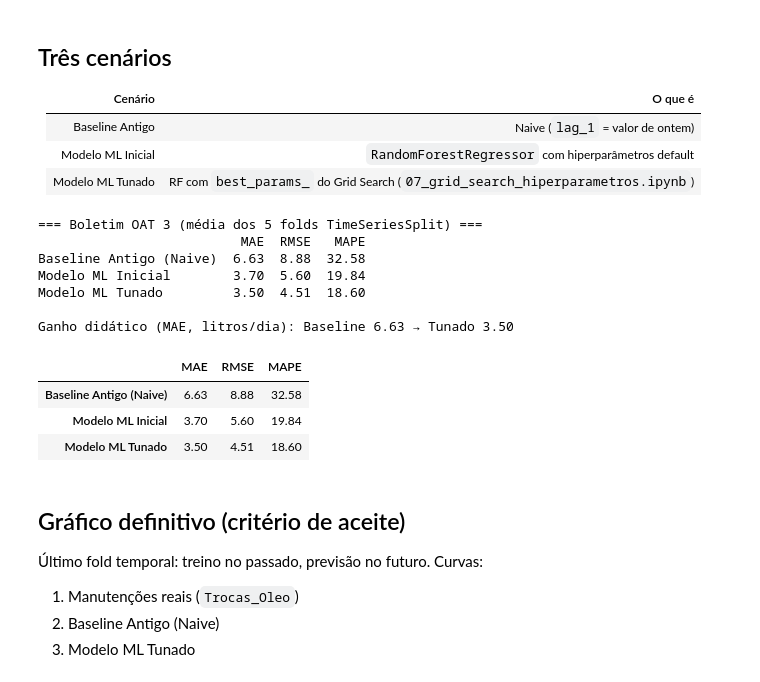
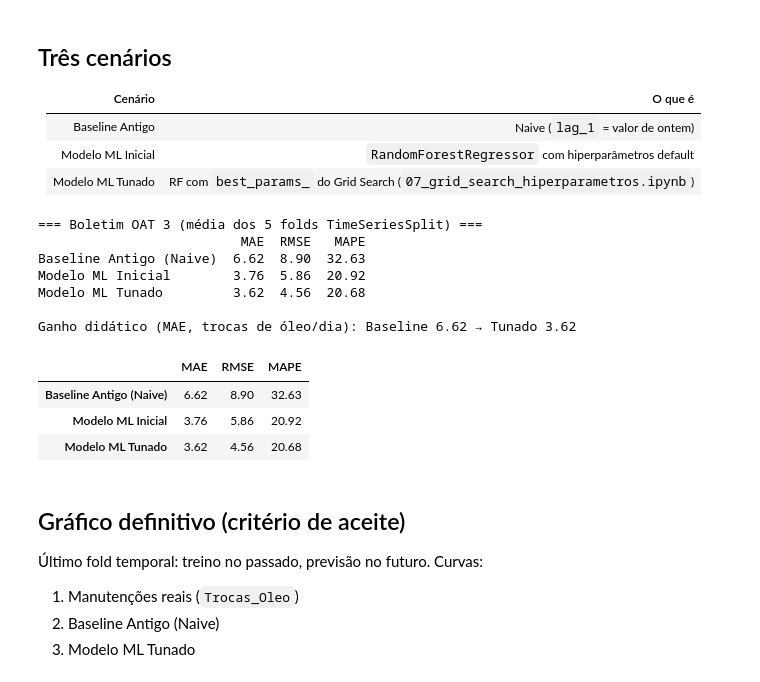
Before and after one commit to fernandogbs/mecaniQA-vitoria, a Jupyter notebook: 10_oat3_motor_metricas_comprovacao.ipynb, the cells around one changed output. Saved outputs shown, nothing was run; the diff lists cells and outputs as text; code cells hidden in the pictures.

```diff
--- a/10_oat3_motor_metricas_comprovacao.ipynb
+++ b/10_oat3_motor_metricas_comprovacao.ipynb
@@ -19,13 +19,33 @@ from sklearn.model_selection import TimeSeriesSplit
 
 Base com `lag_1`, `lag_7`, `mm_7` e `Manutencao_Motor` (Sprint 2), sem data leakage.
 # %%
-df = pd.read_csv("data/mecaniqa_features.csv", parse_dates=["Data"]).set_index("Data").sort_index()
 
+import pandas as pd
+from sklearn.model_selection import TimeSeriesSplit
+
+# 1. Carregar e organizar os dados
+df = pd.read_csv(
+    "/content/mecaniqa_dataset.csv",
+    parse_dates=["Data"]
+).set_index("Data").sort_index()
+
+# 2. Criar as variáveis temporais
+df["lag_1"] = df["Trocas_Oleo"].shift(1)
+df["lag_7"] = df["Trocas_Oleo"].shift(7)
+df["mm_7"] = df["Trocas_Oleo"].shift(1).rolling(window=7).mean()
+
+# 3. Remover linhas sem histórico suficiente
+df = df.dropna(subset=["lag_1", "lag_7", "mm_7", "Trocas_Oleo"])
+
+# 4. Definir as variáveis de entrada e o alvo
 features = ["lag_1", "lag_7", "mm_7", "Manutencao_Motor"]
 X = df[features]
 y = df["Trocas_Oleo"]
 
+# 5. Configurar a validação temporal
 tscv = TimeSeriesSplit(n_splits=5)
-print(df.shape)
+
+print("Formato dos dados:", df.shape)
 print("Período:", df.index.min().date(), "→", df.index.max().date())
+print("Variáveis:", list(X.columns))
 # %% [output]
@@ -79,48 +100,49 @@ def avaliar_modelo(modelo, X, y, tscv):
 # %%
 # Hiperparâmetros vencedores do Grid Search (Encontro 7)
 BEST_PARAMS = {
-    "max_depth": None,
-    "min_samples_leaf": 3,
+    "max_depth": 10,
+    "min_samples_leaf": 4,
+    "min_samples_split": 10,
     "n_estimators": 50,
 }
 
 baseline_pred = df["lag_1"]  # Naive sem data leakage
 modelo_inicial = RandomForestRegressor(random_state=42, n_jobs=-1)
 modelo_tunado = RandomForestRegressor(**BEST_PARAMS, random_state=42, n_jobs=-1)
 
 boletim = pd.DataFrame(
     {
         "Baseline Antigo (Naive)": avaliar_serie(y, baseline_pred, tscv),
         "Modelo ML Inicial": avaliar_modelo(modelo_inicial, X, y, tscv),
         "Modelo ML Tunado": avaliar_modelo(modelo_tunado, X, y, tscv),
     }
 ).T
 
 boletim["MAE"] = boletim["MAE"].map(lambda v: round(v, 2))
 boletim["RMSE"] = boletim["RMSE"].map(lambda v: round(v, 2))
 boletim["MAPE"] = boletim["MAPE"].map(lambda v: round(v, 2))
 
 print("=== Boletim OAT 3 (média dos 5 folds TimeSeriesSplit) ===")
 print(boletim.to_string())
 print()
 print(
-    "Ganho didático (MAE, litros/dia): "
+    "Ganho didático (MAE, trocas de óleo/dia): "
     f"Baseline {boletim.loc['Baseline Antigo (Naive)', 'MAE']:.2f} → "
     f"Tunado {boletim.loc['Modelo ML Tunado', 'MAE']:.2f}"
 )
 boletim
 # %% [output]
 === Boletim OAT 3 (média dos 5 folds TimeSeriesSplit) ===
                           MAE  RMSE   MAPE
-Baseline Antigo (Naive)  6.63  8.88  32.58
-Modelo ML Inicial        3.70  5.60  19.84
-Modelo ML Tunado         3.50  4.51  18.60
+Baseline Antigo (Naive)  6.62  8.90  32.63
+Modelo ML Inicial        3.76  5.86  20.92
+Modelo ML Tunado         3.62  4.56  20.68
 
-Ganho didático (MAE, litros/dia): Baseline 6.63 → Tunado 3.50
+Ganho didático (MAE, trocas de óleo/dia): Baseline 6.62 → Tunado 3.62
 |  | MAE | RMSE | MAPE |
-| Baseline Antigo (Naive) | 6.63 | 8.88 | 32.58 |
-| Modelo ML Inicial | 3.70 | 5.60 | 19.84 |
-| Modelo ML Tunado | 3.50 | 4.51 | 18.60 |
+| Baseline Antigo (Naive) | 6.62 | 8.90 | 32.63 |
+| Modelo ML Inicial | 3.76 | 5.86 | 20.92 |
+| Modelo ML Tunado | 3.62 | 4.56 | 20.68 |
 # %% [markdown]
 ## Gráfico definitivo (critério de aceite)
 
```
Also changed, not shown: parts of 3 cells of this notebook.
